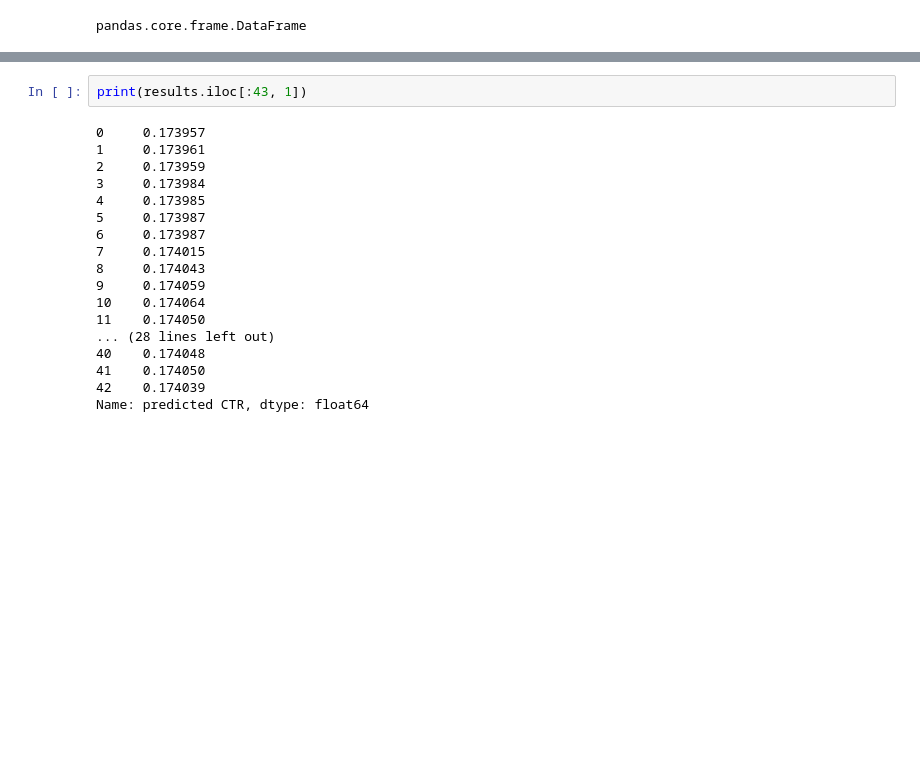
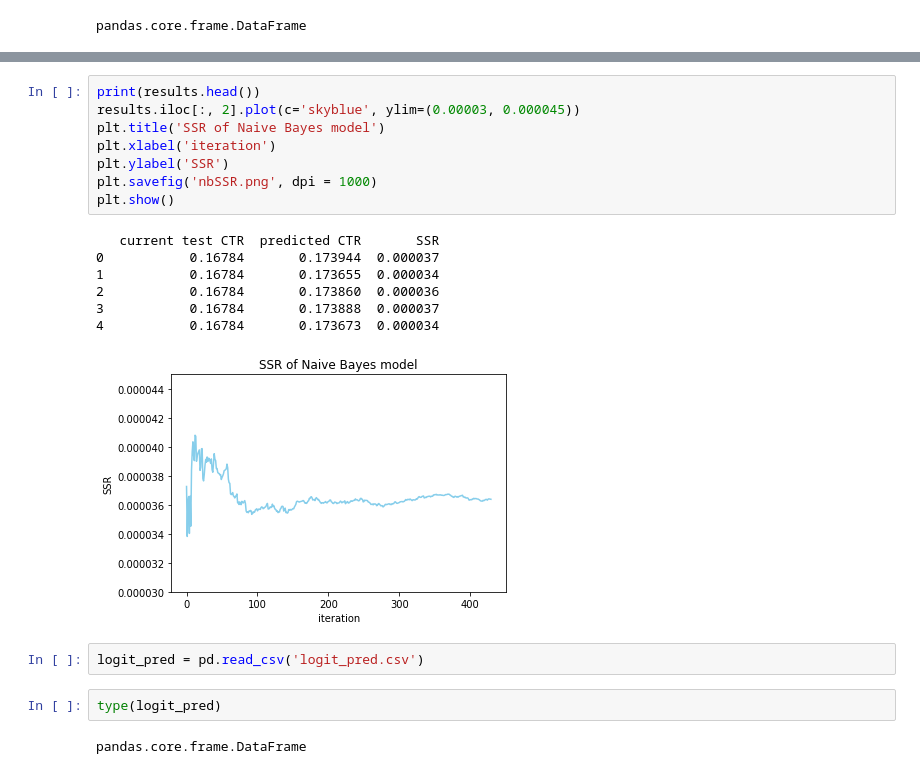
Before and after one commit to lafet1/Quant_Marketing_UvA, a Jupyter notebook: Ass_1/quant_mark_ass1.ipynb, the cells around one changed output, grey strips where cells are left out. Saved outputs shown, nothing was run; the diff lists cells and outputs as text; blank space fills up the shorter version.

```diff
--- a/Ass_1/quant_mark_ass1.ipynb
+++ b/Ass_1/quant_mark_ass1.ipynb
@@ -145,20 +130,22 @@ plt.show()
-# %%
-print(results.iloc[:43, 1])
-# %% [output]
-0     0.173957
-1     0.173961
-2     0.173959
-3     0.173984
-4     0.173985
-5     0.173987
-6     0.173987
-7     0.174015
-8     0.174043
-9     0.174059
-10    0.174064
-11    0.174050
-... (28 lines left out)
-40    0.174048
-41    0.174050
-42    0.174039
-Name: predicted CTR, dtype: float64
+# %%
+print(results.head())
+results.iloc[:, 2].plot(c='skyblue', ylim=(0.00003, 0.000045))
+plt.title('SSR of Naive Bayes model')
+plt.xlabel('iteration')
+plt.ylabel('SSR')
+plt.savefig('nbSSR.png', dpi = 1000)
+plt.show()
+# %% [output]
+   current test CTR  predicted CTR       SSR
+0           0.16784       0.173944  0.000037
+1           0.16784       0.173655  0.000034
+2           0.16784       0.173860  0.000036
+3           0.16784       0.173888  0.000037
+4           0.16784       0.173673  0.000034
+[figure, added]
+# %%
+logit_pred = pd.read_csv('logit_pred.csv')
+# %%
+type(logit_pred)
+# %% [output]
+pandas.core.frame.DataFrame
```
Also changed, not shown: parts of 7 cells of this notebook, 6 other files.
